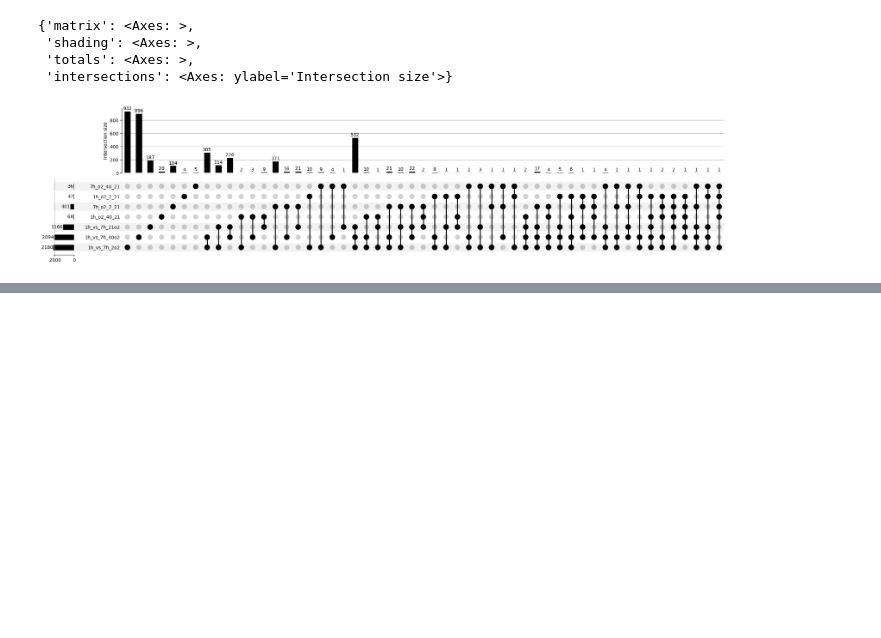
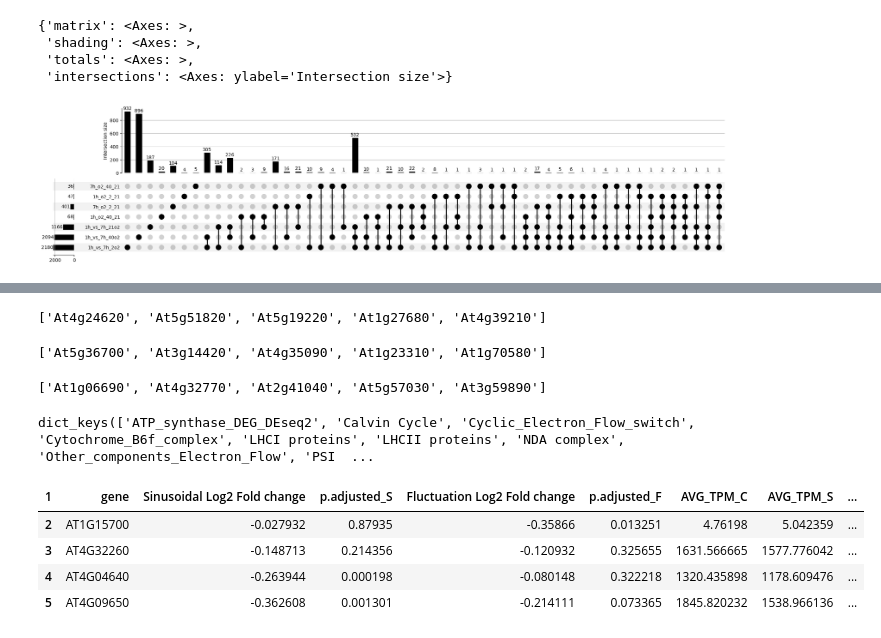
Before and after one commit to serenalotreck/photorespiration-omics, a Jupyter notebook: notebooks/transcriptomics_visualizations.ipynb, the cells around one changed output, grey strips where cells are left out. Cells and saved outputs as stored; diff of their text form; code cells hidden in the pictures; blank space fills up the shorter version.

```diff
--- a/notebooks/transcriptomics_visualizations.ipynb
+++ b/notebooks/transcriptomics_visualizations.ipynb
@@ -296,0 +215,33 @@ for comp, ax in zip(enrichments_to_plot, axs.flat):
+# %%
+with open('../data/photosynthesis_genes/carb_metabolism_genes.txt') as f:
+    carb_met = [l.strip() for l in f.readlines()]
+carb_met[:5]
+# %% [output]
+['At4g24620', 'At5g51820', 'At5g19220', 'At1g27680', 'At4g39210']
+# %%
+with open('../data/photosynthesis_genes/photorespiration_genes.txt') as f:
+    photorespiration = [l.strip() for l in f.readlines()]
+photorespiration[:5]
+# %% [output]
+['At5g36700', 'At3g14420', 'At4g35090', 'At1g23310', 'At1g70580']
+# %%
+with open('../data/photosynthesis_genes/plastidCut2_genes.txt') as f:
+    plastid_cut = [l.strip() for l in f.readlines()]
+plastid_cut[:5]
+# %% [output]
+['At1g06690', 'At4g32770', 'At2g41040', 'At5g57030', 'At3g59890']
+# %%
+light_rxn_dfs = pd.read_excel('../data/photosynthesis_genes/PLD3-7-e475-s003.xlsx', sheet_name=None, header=2)
+light_rxn_dfs.keys()
+# %% [output]
+dict_keys(['ATP_synthase_DEG_DEseq2', 'Calvin Cycle', 'Cyclic_Electron_Flow_switch', 'Cytochrome_B6f_complex', 'LHCI proteins', 'LHCII proteins', 'NDA complex', 'Other_components_Electron_Flow', 'PSI  ...
+# %%
+light_rxn_dfs['ATP_synthase_DEG_DEseq2'].columns = light_rxn_dfs['ATP_synthase_DEG_DEseq2'].iloc[1]
+light_rxn_dfs['ATP_synthase_DEG_DEseq2'] = light_rxn_dfs['ATP_synthase_DEG_DEseq2'].drop([0,1])
+light_rxn_dfs['ATP_synthase_DEG_DEseq2']
+# %% [output]
+| 1 | gene | Sinusoidal Log2 Fold change | p.adjusted_S | Fluctuation Log2 Fold change | p.adjusted_F | AVG_TPM_C | AVG_TPM_S | ... |
+| 2 | AT1G15700 | -0.027932 | 0.87935 | -0.35866 | 0.013251 | 4.76198 | 5.042359 | ... |
+| 3 | AT4G32260 | -0.148713 | 0.214356 | -0.120932 | 0.325655 | 1631.566665 | 1577.776042 | ... |
+| 4 | AT4G04640 | -0.263944 | 0.000198 | -0.080148 | 0.322218 | 1320.435898 | 1178.609476 | ... |
+| 5 | AT4G09650 | -0.362608 | 0.001301 | -0.214111 | 0.073365 | 1845.820232 | 1538.966136 | ... |
```
Also changed, not shown: parts of 30 cells of this notebook, 2 other files.
